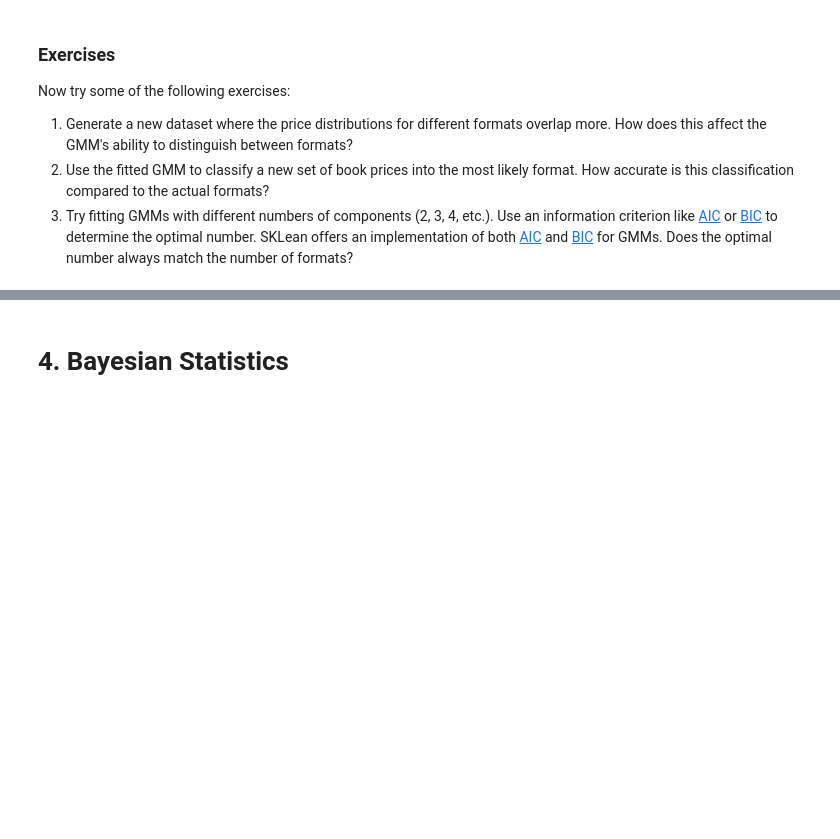
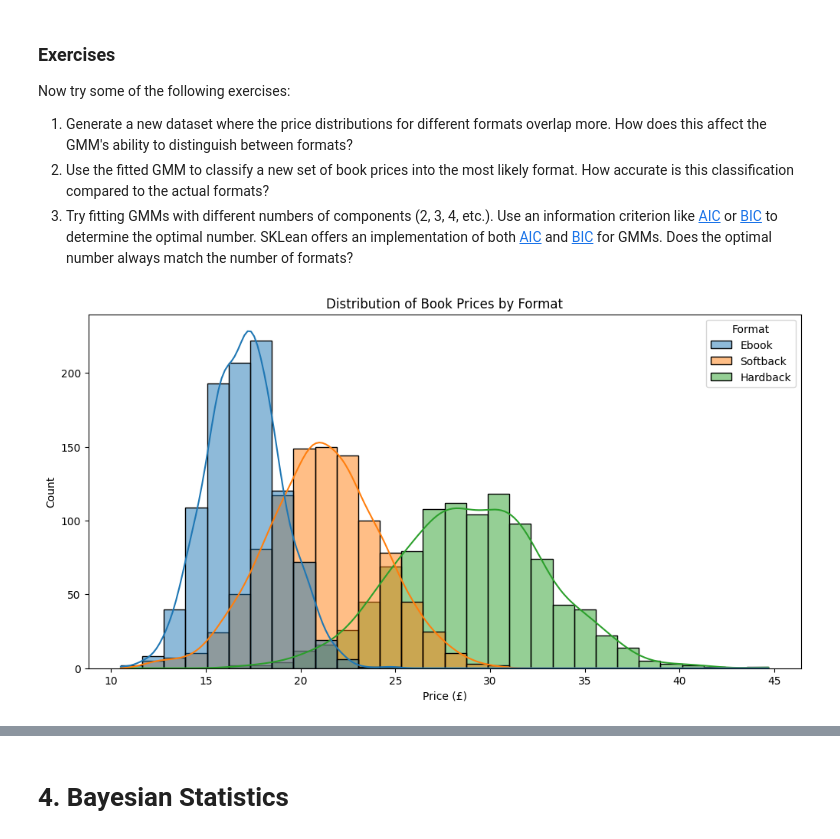
Before and after one commit to SpondanB/UoM_Decision_making_under_uncertainty_sem_1, a Jupyter notebook: Labs/Lab 1 - Probability and Stats.ipynb, the cells around one changed output, grey strips where cells are left out. Cells and saved outputs as stored; diff of their text form; code cells hidden in the pictures; blank space fills up the shorter version.

Commit message:
Added a few more solution.

```diff
--- a/Labs/Lab 1 - Probability and Stats.ipynb
+++ b/Labs/Lab 1 - Probability and Stats.ipynb
@@ -343,0 +330,91 @@ Now try some of the following exercises:
+# %%
+#Your code here
+
+## Begin Solution
+
+
+#1. Generate and analyze overlapping data - students should expect lower accuracy versus before
+from sklearn.mixture import GaussianMixture
+import pandas as pd
+import seaborn as sns
+
+## Data Generation
+# Set random seed for reproducibility
+np.random.seed(42)
+
+# Ebooks: typically cheaper, tighter distribution
+ebooks = np.random.normal(16.99, 2, 1000)
+ebooks = np.clip(ebooks, 0, 25)  # Ensure no negative prices
+
+# Softbacks: medium price, wider distribution
+softbacks = np.random.normal(20.99, 3, 1000)
+softbacks = np.clip(softbacks, 5, 30)
+
+# Hardbacks: most expensive, widest distribution
+hardbacks = np.random.normal(28.99, 4, 1000)
+hardbacks = np.clip(hardbacks, 10, 50)
+
+# Combine all prices and format labels
+prices = np.concatenate([ebooks, softbacks, hardbacks])
+formats = np.concatenate([
+    np.full(1000, 'Ebook'),
+    np.full(1000, 'Softback'),
+    np.full(1000, 'Hardback')
+])
+
+# Create a DataFrame for easy plotting
+df = pd.DataFrame({'Price': prices, 'Format': formats})
+
+# Plot the distribution of prices
+plt.figure(figsize=(12, 6))
+sns.histplot(data=df, x='Price', hue='Format', kde=True, bins=30)
+plt.title('Distribution of Book Prices by Format')
+plt.xlabel('Price (£)')
+plt.ylabel('Count')
+plt.show()
+
+
+# Fit GMM using SKLearn
+X = prices.reshape(-1, 1)
+gmm = GaussianMixture(n_components=3, random_state=42)
+gmm.fit(X)
+
+# Generate points from the GMM for plotting
+x = np.linspace(0, 50, 1000).reshape(-1, 1)
+y = np.exp(gmm.score_samples(x))
+
+# Plot the results
+plt.figure(figsize=(12, 6))
+sns.histplot(data=df, x='Price', hue='Format', kde=True, bins=30, alpha=0.5)
+plt.plot(x, y * 750, 'r-', linewidth=2, label='GMM')
+plt.title('Book Price Distribution with Fitted GMM')
+plt.xlabel('Price (£)')
+plt.ylabel('Count')
+plt.legend()
+plt.show()
+
+
+#2. Classify new data - should get good performance
+
+#Use predict function to assign cluster labels
+cluster_labels = gmm.predict(X)
+
+#Create a mapping from cluster labels to book formats
+#This assumes that the clusters are ordered from lowest mean to highest
+cluster_to_format = {
+    np.argmin(gmm.means_): 'Ebook',
+    np.argsort(gmm.means_.flatten())[1]: 'Softback',
+    np.argmax(gmm.means_): 'Hardback'
+}
+
+#Convert cluster labels to predicted formats & calculate accuracy
+predicted_formats = np.array([cluster_to_format[label] for label in cluster_labels])
+
+accuracy = accuracy_score(formats, predicted_formats)
+print(f"Accuracy: {accuracy:.2f}")
+
+#3. Try different numbers of components - the ideal number of components does not necessarily reflect the number of classes
+
+## End Solution
+# %% [output]
+[figure, added]
```
Also changed, not shown: parts of 2 cells of this notebook.
